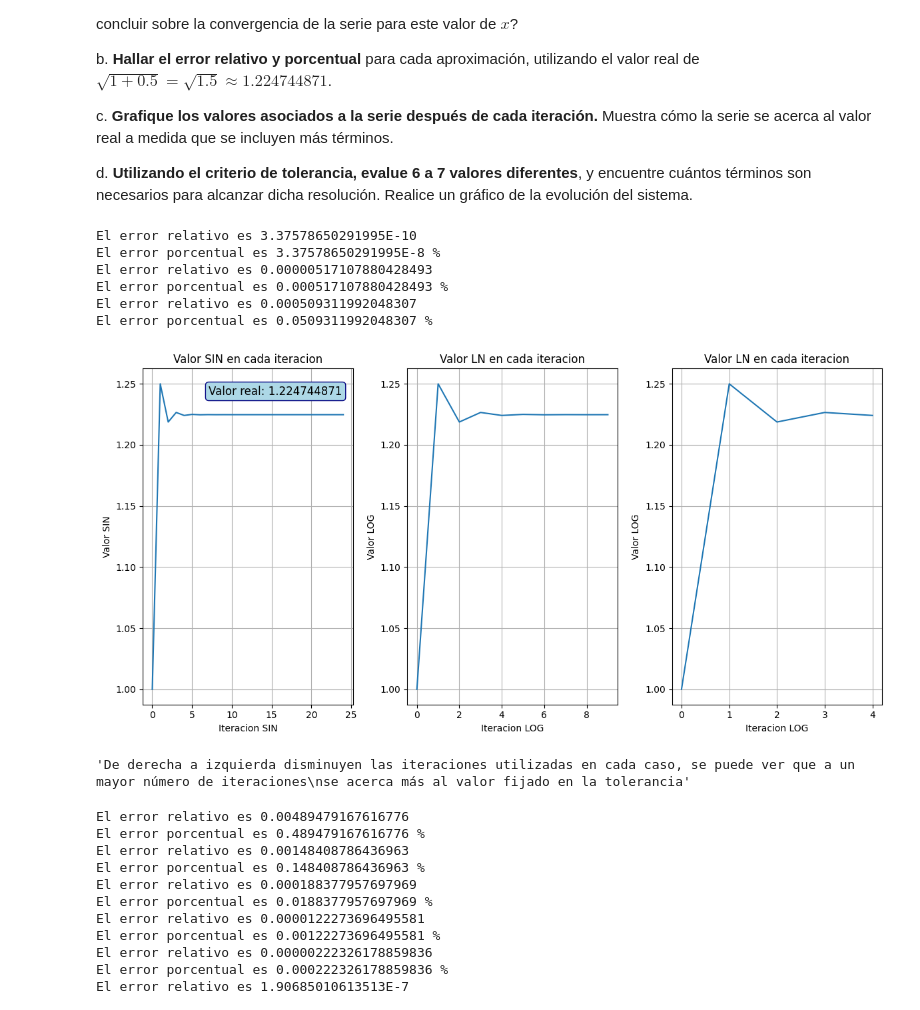
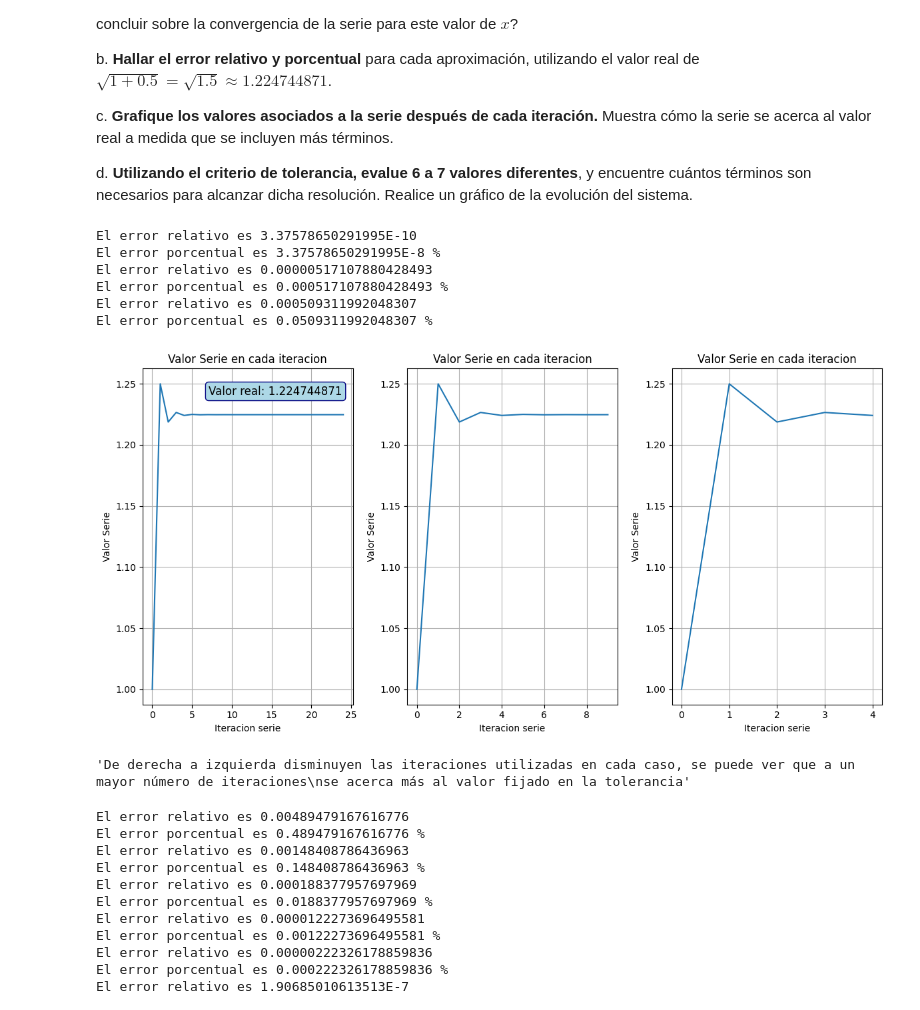
Before and after one commit to jmmarinr/MetodosComputacionales1012, a Jupyter notebook: Students/Sucerquia_1047/Actividades/Actividad03_Convergencia_Truncamiento.ipynb, the cells around one changed output. Cells and saved outputs as stored; diff of their text form; code cells hidden in the pictures.

```diff
--- a/Students/Sucerquia_1047/Actividades/Actividad03_Convergencia_Truncamiento.ipynb
+++ b/Students/Sucerquia_1047/Actividades/Actividad03_Convergencia_Truncamiento.ipynb
@@ -164,46 +164,46 @@ aproximacion3,iteraciones3,valores3= serie_binomial(0.5,5,1e-10)
 fig, axs = plt.subplots(1, 3, figsize=(12, 6))
 
 axs[0].plot(valores1)
-axs[0].set_title("Valor SIN en cada iteracion")
-axs[0].set_xlabel("Iteracion SIN")
-axs[0].set_ylabel("Valor SIN")
+axs[0].set_title("Valor Serie en cada iteracion")
+axs[0].set_xlabel("Iteracion serie")
+axs[0].set_ylabel("Valor Serie")
 axs[0].grid(True)
 axs[0].text(0.95, 0.95, f"Valor real: {1.224744871}",
         transform=axs[0].transAxes,
         ha='right', va='top',
         fontsize=12,
         bbox=dict(boxstyle="round,pad=0.3", facecolor="lightblue", edgecolor="navy"))
 
 
 
 axs[1].plot(valores2)
-axs[1].set_title("Valor LN en cada iteracion")
-axs[1].set_xlabel("Iteracion LOG")
-axs[1].set_ylabel("Valor LOG")
+axs[1].set_title("Valor Serie en cada iteracion")
+axs[1].set_xlabel("Iteracion serie")
+axs[1].set_ylabel("Valor Serie")
 axs[1].grid(True)
 
 
 axs[2].plot(valores3)
-axs[2].set_title("Valor LN en cada iteracion")
-axs[2].set_xlabel("Iteracion LOG")
-axs[2].set_ylabel("Valor LOG")
+axs[2].set_title("Valor Serie en cada iteracion")
+axs[2].set_xlabel("Iteracion serie")
+axs[2].set_ylabel("Valor Serie")
 axs[2].grid(True)
 
 
 
 plt.tight_layout()
 plt.show()
 
 """De derecha a izquierda disminuyen las iteraciones utilizadas en cada caso, se puede ver que a un mayor número de iteraciones
 se acerca más al valor fijado en la tolerancia"""
 # %% [output]
 El error relativo es 3.37578650291995E-10
 El error porcentual es 3.37578650291995E-8 %
 El error relativo es 0.00000517107880428493
 El error porcentual es 0.000517107880428493 %
 El error relativo es 0.000509311992048307
 El error porcentual es 0.0509311992048307 %
-[figure, old version]
+[figure, new version]
 'De derecha a izquierda disminuyen las iteraciones utilizadas en cada caso, se puede ver que a un mayor número de iteraciones\nse acerca más al valor fijado en la tolerancia'
 # %%
 tolerancias = np.array([1e-1, 1e-2, 1e-3, 1e-4, 1e-5, 1e-6, 1e-7])
```
